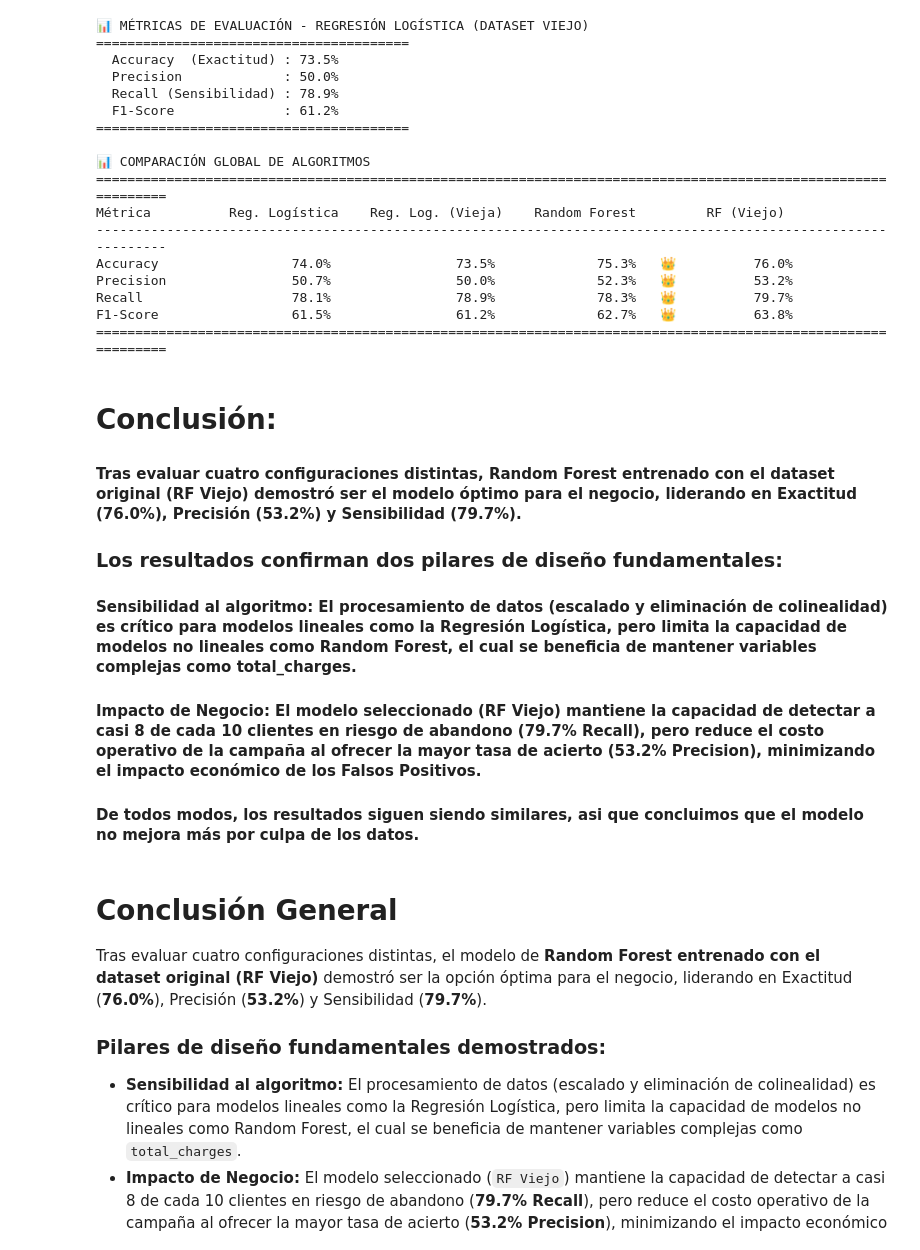
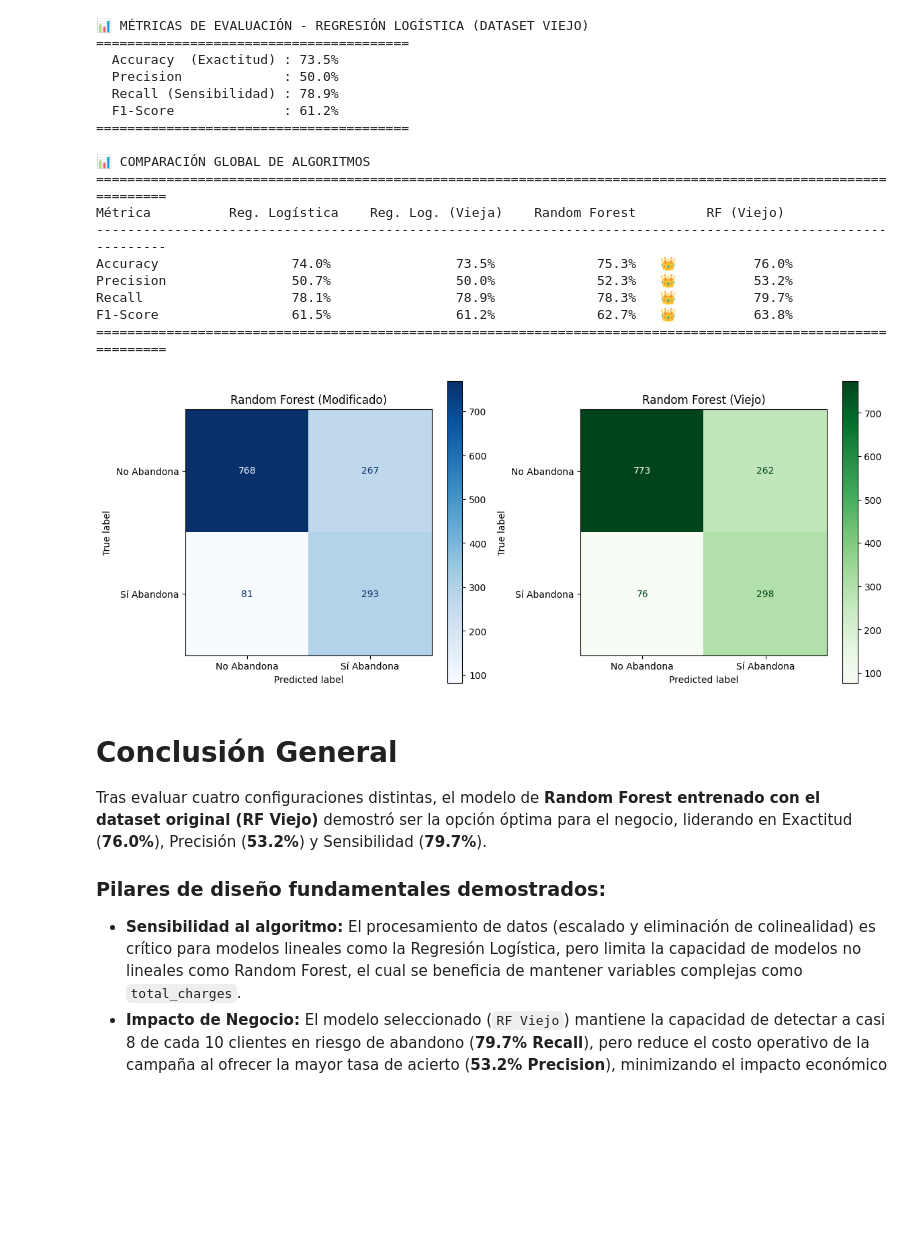
Before and after one commit to HailAngel/gestion_datos_E, a Jupyter notebook: IA_Proyecto/notebooks/3-Entrenamiento_modelo_telco.ipynb, the cells around one changed output. Saved outputs shown, nothing was run; the diff lists cells and outputs as text; code cells hidden in the pictures; blank space fills up the shorter version.

Commit message:
Matrices de confucion para RF

```diff
--- a/IA_Proyecto/notebooks/3-Entrenamiento_modelo_telco.ipynb
+++ b/IA_Proyecto/notebooks/3-Entrenamiento_modelo_telco.ipynb
@@ -616,17 +616,29 @@ Precision                50.7%                50.0%             52.3%   👑
 Recall                   78.1%                78.9%             78.3%   👑          79.7%
 F1-Score                 61.5%                61.2%             62.7%   👑          63.8%
 ==============================================================================================================
-# %% [markdown]
-# Conclusión:
-#### Tras evaluar cuatro configuraciones distintas, Random Forest entrenado con el dataset original (RF Viejo) demostró ser el modelo óptimo para el negocio, liderando en Exactitud (76.0%), Precisión (53.2%) y Sensibilidad (79.7%).
-
-### Los resultados confirman dos pilares de diseño fundamentales:
-
-#### Sensibilidad al algoritmo: El procesamiento de datos (escalado y eliminación de colinealidad) es crítico para modelos lineales como la Regresión Logística, pero limita la capacidad de modelos no lineales como Random Forest, el cual se beneficia de mantener variables complejas como total_charges.
-
-#### Impacto de Negocio: El modelo seleccionado (RF Viejo) mantiene la capacidad de detectar a casi 8 de cada 10 clientes en riesgo de abandono (79.7% Recall), pero reduce el costo operativo de la campaña al ofrecer la mayor tasa de acierto (53.2% Precision), minimizando el impacto económico de los Falsos Positivos.
-
-#### De todos modos, los resultados siguen siendo similares, asi que concluimos que el modelo no mejora más por culpa de los datos.
+# %%
+import matplotlib.pyplot as plt
+from sklearn.metrics import confusion_matrix, ConfusionMatrixDisplay
+
+# Configurar el lienzo para ver ambas matrices lado a lado
+fig, axes = plt.subplots(1, 2, figsize=(12, 5))
+
+# 1. Matriz de Confusión - Random Forest (Datos Modificados)
+cm_rf = confusion_matrix(y_test, y_pred_rf)
+disp_rf = ConfusionMatrixDisplay(confusion_matrix=cm_rf, display_labels=['No Abandona', 'Sí Abandona'])
+disp_rf.plot(ax=axes[0], cmap='Blues', values_format='d')
+axes[0].set_title('Random Forest (Modificado)')
+
+# 2. Matriz de Confusión - Random Forest (Dataset Viejo)
+cm_rf_old = confusion_matrix(y_test_old, y_pred_rf_old)
+disp_rf_old = ConfusionMatrixDisplay(confusion_matrix=cm_rf_old, display_labels=['No Abandona', 'Sí Abandona'])
+disp_rf_old.plot(ax=axes[1], cmap='Greens', values_format='d')
+axes[1].set_title('Random Forest (Viejo)')
+
+plt.tight_layout()
+plt.show()
+# %% [output]
+[figure, added]
 # %% [markdown]
 # Conclusión General
 
```
